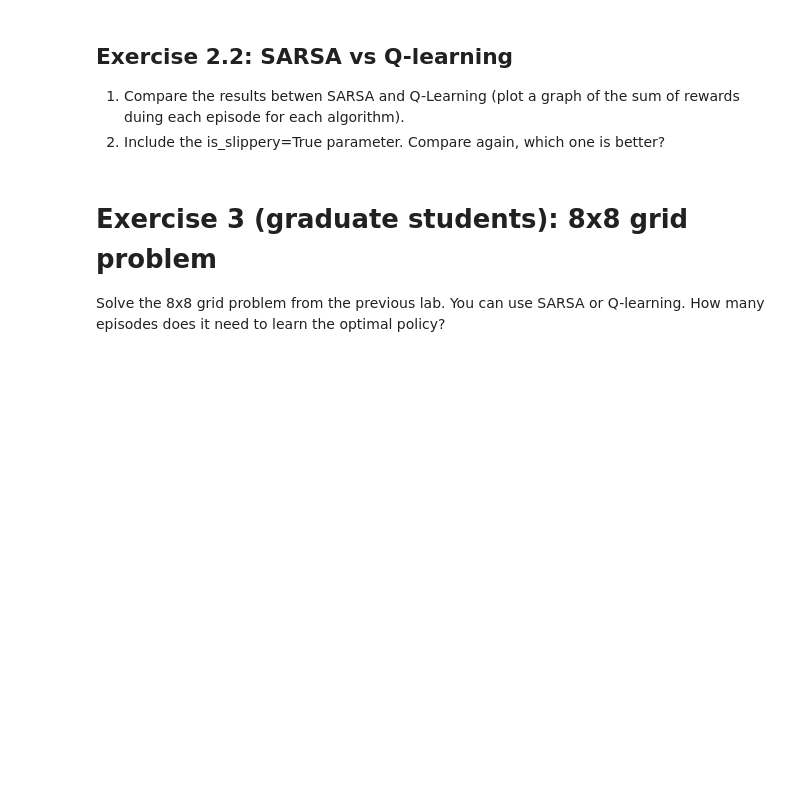
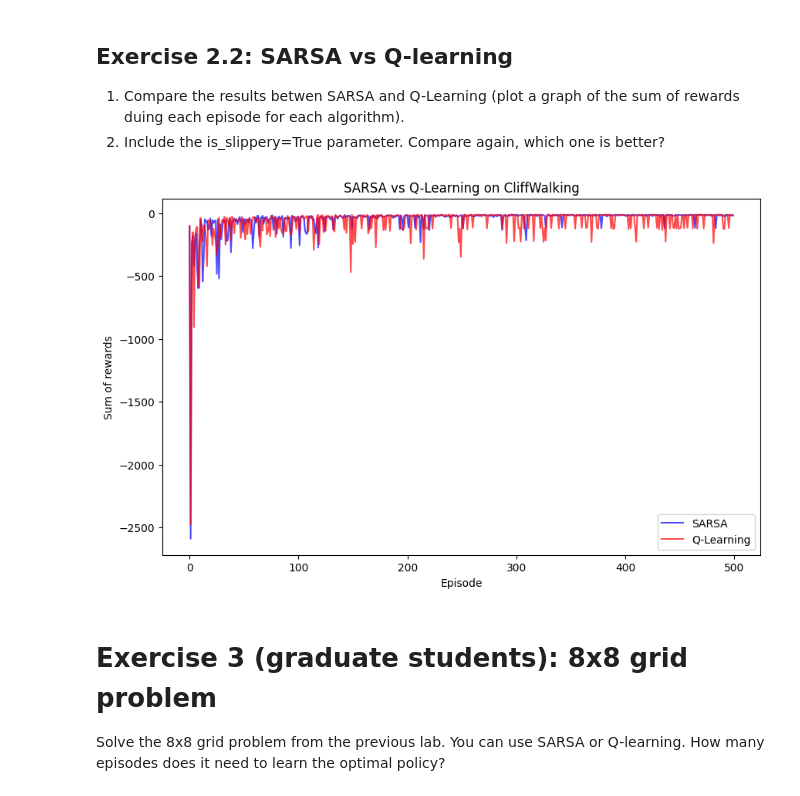
Before and after one commit to aem226/Reinforcement-Learning-Projects, a Jupyter notebook: lab3_td_learning.ipynb, the cells around one changed output. Drawn from its saved outputs; the diff is of its cells as text; code cells hidden in the pictures; blank space fills up the shorter version.

Commit message:
Lab 3 Graphs

```diff
--- a/lab3_td_learning.ipynb
+++ b/lab3_td_learning.ipynb
@@ -254,6 +272,21 @@ plot_policy(Q, "Q-Learning")
 ## Exercise 2.2: SARSA vs Q-learning
  1. Compare the results betwen SARSA and Q-Learning (plot a graph of the sum of rewards duing each episode for each algorithm).
  2. Include the is_slippery=True parameter. Compare again, which one is better?
+# %%
+# 1.
+import matplotlib.pyplot as plt
+
+plt.figure(figsize=(10,6))
+plt.plot(sarsa_rewards, label="SARSA", color="blue", alpha=0.7)
+plt.plot(q_rewards, label="Q-Learning", color="red", alpha=0.7)
+
+plt.xlabel("Episode")
+plt.ylabel("Sum of rewards")
+plt.title("SARSA vs Q-Learning on CliffWalking")
+plt.legend()
+plt.show()
+# %% [output]
+[figure, added]
 # %% [markdown]
 # Exercise 3 (graduate students): 8x8 grid problem
 Solve the 8x8 grid problem from the previous lab. You can use SARSA or Q-learning. How many episodes does it need to learn the optimal policy?
```
Also changed, not shown: parts of 3 cells of this notebook.
